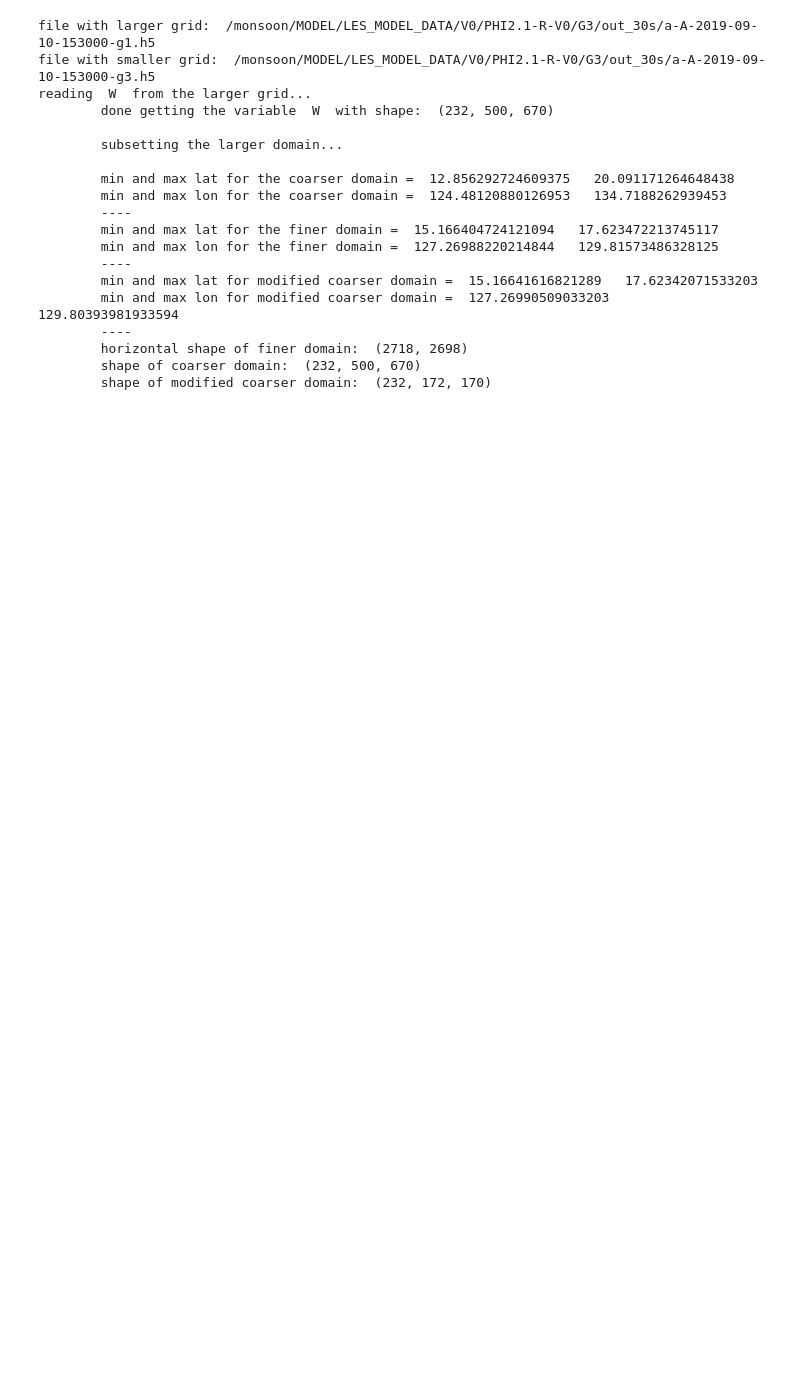
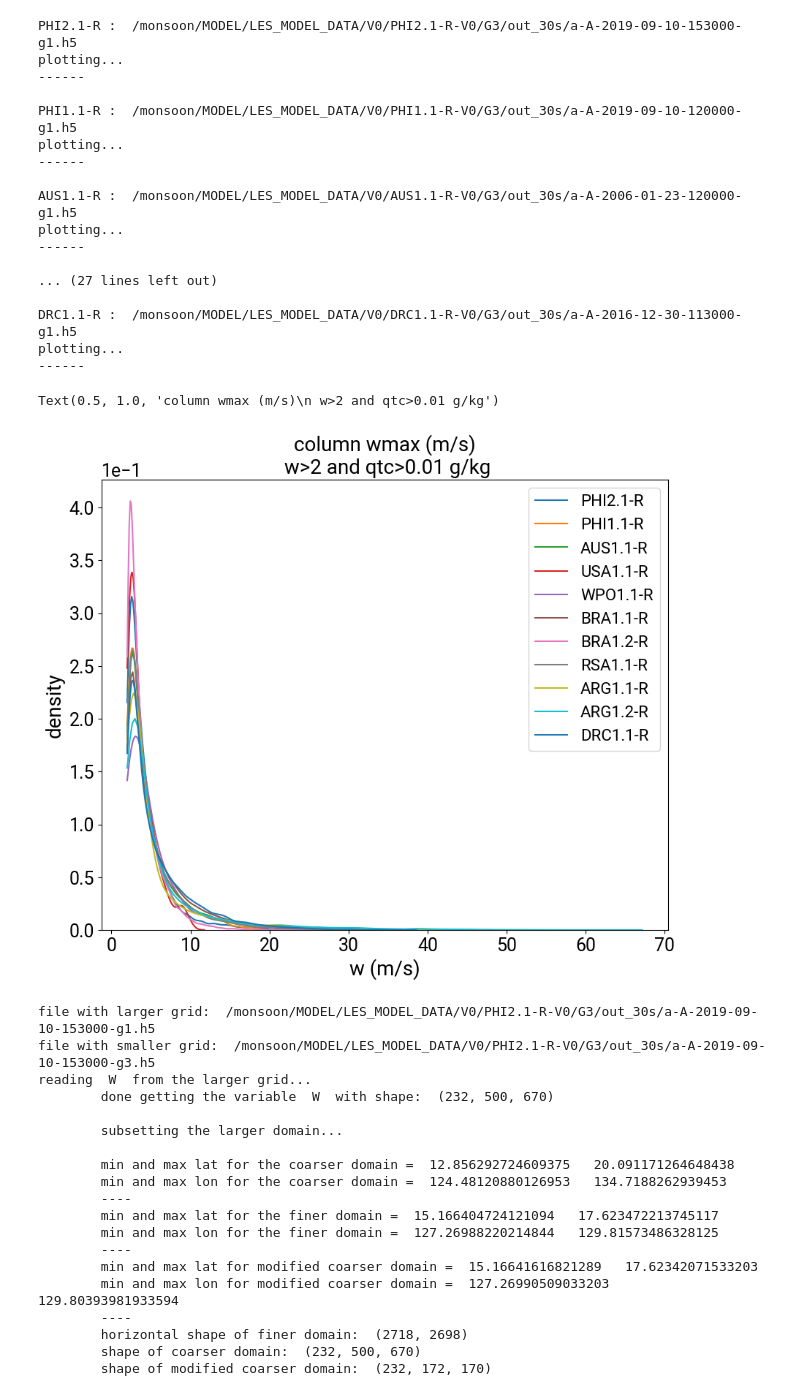
Before and after one commit to itinderjot/INCUS_model_comparisons, a Jupyter notebook: main_code.ipynb, the cells around one changed output. Saved outputs shown, nothing was run; the diff lists cells and outputs as text; code cells hidden in the pictures; blank space fills up the shorter version.

```diff
--- a/main_code.ipynb
+++ b/main_code.ipynb
@@ -104 +254,43 @@ def get_column_max_vals(THREE_D_ARRAY):
+# %%
+fig = plt.figure(figsize=(10,8))
+ax = plt.gca()
+
+for simulation_name,filename in file_dict_g1.items():
+#for simulation_name,filename in itertools.islice(file_dict_g1.items(), 2): # get first n elements of dictionary for testing
+    print(simulation_name,': ',filename)
+    w, h, w_name, w_units, w_time      = read_vars_WRF_RAMS.read_variable(filename,'W','RAMS',output_height=True,interpolate=None,level=None,interptype=None)
+    qtc, qtc_name, qtc_units, qtc_time = read_vars_WRF_RAMS.read_variable(filename,'QTC','RAMS',output_height=False,interpolate=None,level=None,interptype=None)
+    wmax_1d, hmax_1d                   = get_hmax_each_column(w, qtc, h)
+    print('plotting...')
+    sns.kdeplot(wmax_1d,clip=[2,300],label=simulation_name)
+    print('------\n')
+
+#ax.set_yscale('log')
+#ax.set_xscale('log')
+plt.ticklabel_format(axis='y', style='sci', scilimits=(0,0))
+plt.xlabel('w (m/s)')
+plt.ylabel('density')
+plt.legend()
+plt.title('column wmax (m/s)\n w>2 and qtc>0.01 g/kg')
+plt.savefig('G1_wmax_pdf.png',dpi=200)
+# %% [output]
+PHI2.1-R :  /monsoon/MODEL/LES_MODEL_DATA/V0/PHI2.1-R-V0/G3/out_30s/a-A-2019-09-10-153000-g1.h5
+plotting...
+------
+
+PHI1.1-R :  /monsoon/MODEL/LES_MODEL_DATA/V0/PHI1.1-R-V0/G3/out_30s/a-A-2019-09-10-120000-g1.h5
+plotting...
+------
+
+AUS1.1-R :  /monsoon/MODEL/LES_MODEL_DATA/V0/AUS1.1-R-V0/G3/out_30s/a-A-2006-01-23-120000-g1.h5
+plotting...
+------
+
+... (27 lines left out)
+
+DRC1.1-R :  /monsoon/MODEL/LES_MODEL_DATA/V0/DRC1.1-R-V0/G3/out_30s/a-A-2016-12-30-113000-g1.h5
+plotting...
+------
+Text(0.5, 1.0, 'column wmax (m/s)\n w>2 and qtc>0.01 g/kg')
+[figure, added]
 # %%
```
Also changed, not shown: parts of 10 cells of this notebook.
